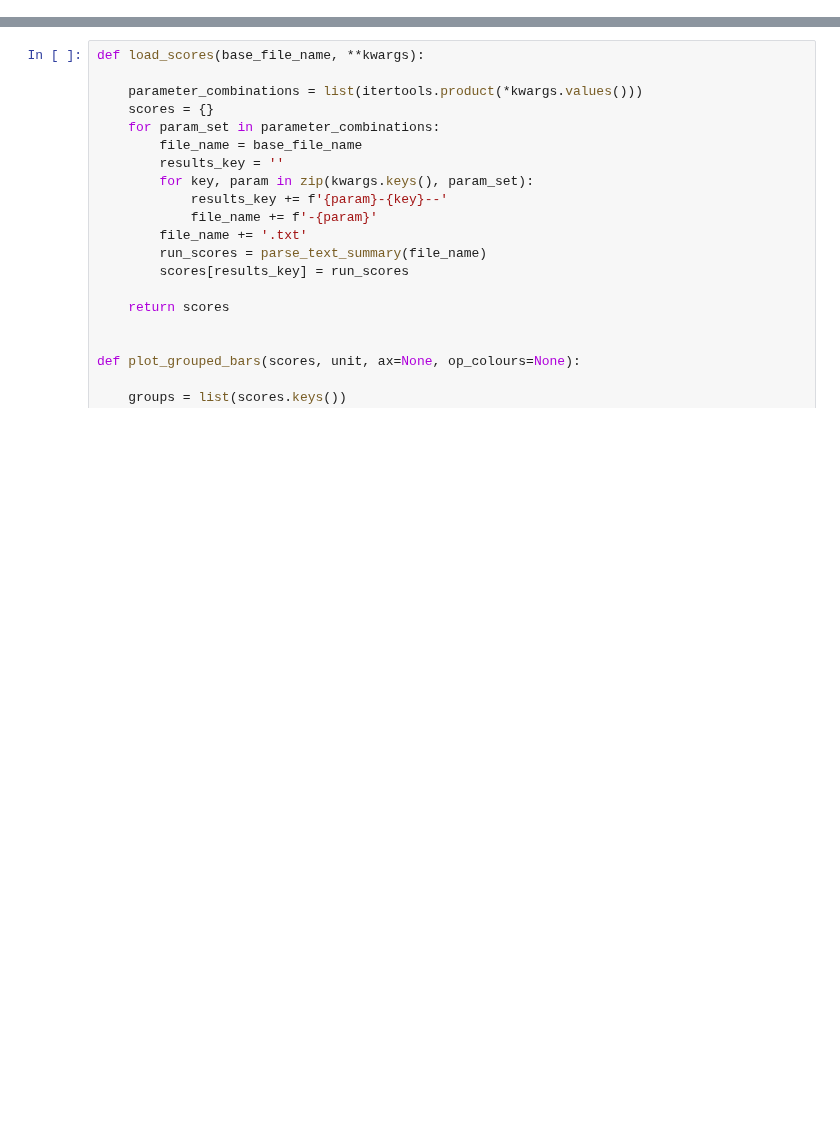
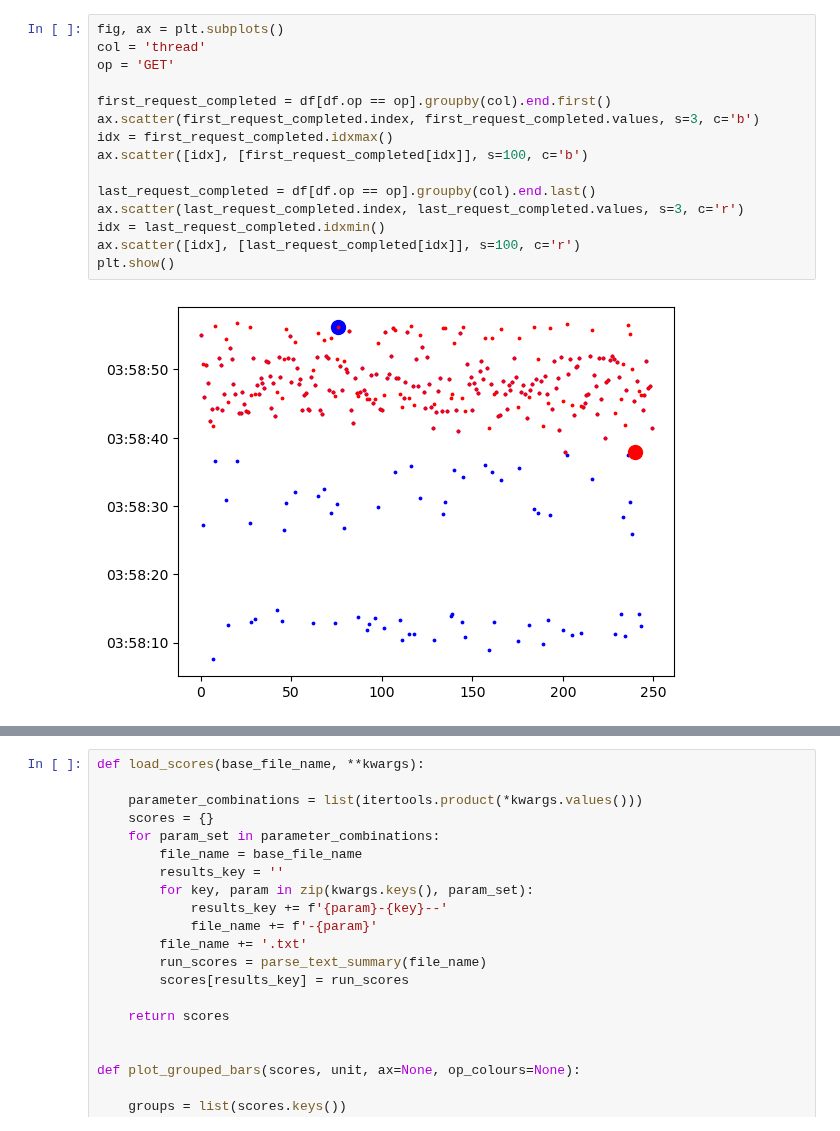
Before and after one commit to stackhpc/jasmin-fs-benchmark, a Jupyter notebook: s3-warp/Analysis-v3.ipynb, the cells around one changed output, grey strips where cells are left out. Drawn from its saved outputs; the diff is of its cells as text; blank space fills up the shorter version.

```diff
--- a/s3-warp/Analysis-v3.ipynb
+++ b/s3-warp/Analysis-v3.ipynb
@@ -101,0 +145,17 @@ df
+# %%
+fig, ax = plt.subplots()
+col = 'thread'
+op = 'GET'
+
+first_request_completed = df[df.op == op].groupby(col).end.first()
+ax.scatter(first_request_completed.index, first_request_completed.values, s=3, c='b')
+idx = first_request_completed.idxmax()
+ax.scatter([idx], [first_request_completed[idx]], s=100, c='b')
+
+last_request_completed = df[df.op == op].groupby(col).end.last()
+ax.scatter(last_request_completed.index, last_request_completed.values, s=3, c='r')
+idx = last_request_completed.idxmin()
+ax.scatter([idx], [last_request_completed[idx]], s=100, c='r')
+plt.show()
+# %% [output]
+[figure, added]
```
Also changed, not shown: parts of 13 cells of this notebook, 9 other files.
